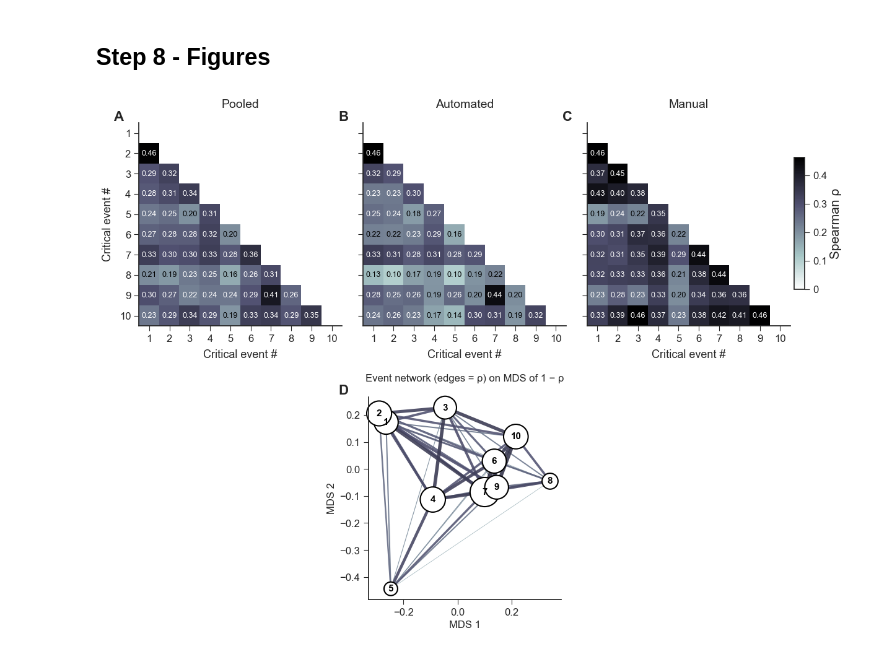
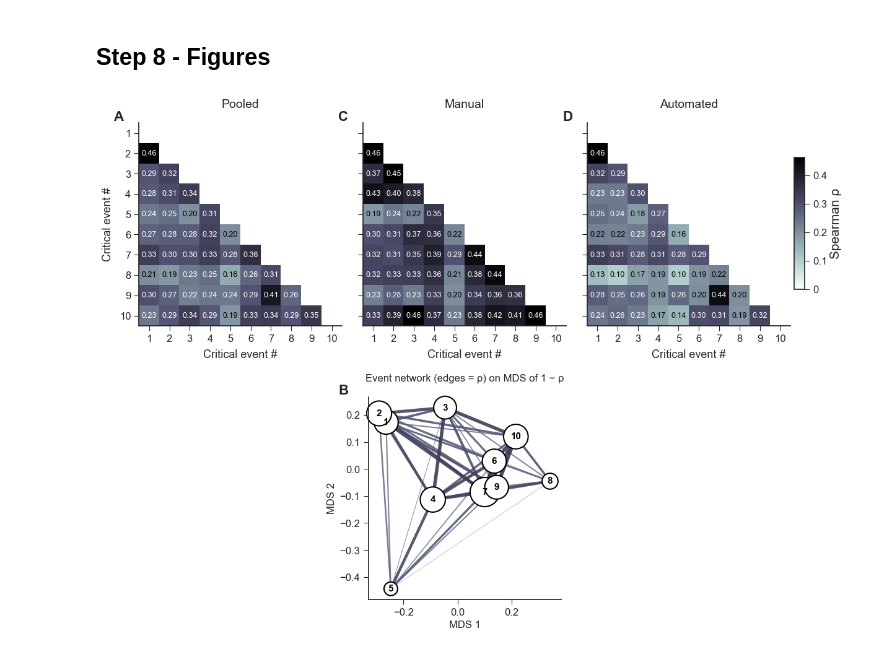
Before and after one commit to JohnMadrid/pca-driving-behavior, a Jupyter notebook: 6_subspace_stability.ipynb, the cells around one changed output. Drawn from its saved outputs; the diff is of its cells as text; code cells hidden in the pictures.

```diff
--- a/6_subspace_stability.ipynb
+++ b/6_subspace_stability.ipynb
@@ -1217,25 +1217,26 @@ def heatmap(ax, M, title, vmin=0, vmax=None, cmap="bone_r", annot=True, fmt="{:.
     ax.spines['right'].set_visible(False)
     return im
 
-# --- Layout: A, B, C on top row; D centered on bottom ---
+# --- Layout: A, C, D on top row; B centered on bottom ---
+# Swap the C and D panels so Manual is C (middle) and Automated is D (right)
 panel_hm = [("raw_pooled", "Pooled"),
-            ("raw_auto",   "Automated"),
-            ("raw_manual", "Manual")]
+            ("raw_manual", "Manual"),
+            ("raw_auto",   "Automated")]
 gmax = max(np.nanmax(second_order[name][np.tril_indices(len(EVENTS), k=-1)])
            for name, _ in panel_hm)
 
 fig = plt.figure(figsize=(14, 10))
-# Reduce wspace for tighter horizontal spacing between A, B, C panels
+# Reduce wspace for tighter horizontal spacing between A, C, D panels
 gs = GridSpec(2, 3, figure=fig, wspace=0.001, hspace=0.35,
              height_ratios=[1, 1])
 
-ax_a = fig.add_subplot(gs[0, 0])
-ax_b = fig.add_subplot(gs[0, 1])
-ax_c = fig.add_subplot(gs[0, 2])
-ax_d = fig.add_subplot(gs[1, 1])
+ax_a = fig.add_subplot(gs[0, 0])   # left top
+ax_c = fig.add_subplot(gs[0, 1])   # center top
+ax_d = fig.add_subplot(gs[0, 2])   # right top
+ax_b = fig.add_subplot(gs[1, 1])   # bottom center
 
-# --- Panels A, B, C: RSA heatmaps (shared y-axis) ---
-for idx, (ax, (name, title)) in enumerate(zip([ax_a, ax_b, ax_c], panel_hm)):
+# --- Panels A, C, D: RSA heatmaps (shared y-axis for leftmost only) ---
+for idx, (ax, (name, title)) in enumerate(zip([ax_a, ax_c, ax_d], panel_hm)):
     im = heatmap(ax, second_order[name], title, vmin=0, vmax=gmax)
     ax.spines['top'].set_visible(False)
     ax.spines['right'].set_visible(False)
@@ -1243,19 +1244,19 @@ for idx, (ax, (name, title)) in enumerate(zip([ax_a, ax_b, ax_c], panel_hm)):
         ax.set_yticklabels([])
         ax.set_ylabel("")  # Only leftmost heatmap gets the 'event' y-label
 
-# Colorbar to the right of panel C
+# Colorbar to the right of panel D (rightmost)
 from mpl_toolkits.axes_grid1.inset_locator import inset_axes
 
-cbax = inset_axes(ax_c, width="5%", height="65%",
+cbax = inset_axes(ax_d, width="5%", height="65%",
                   loc='lower left', bbox_to_anchor=(1.02, 0.18, 1, 1),
-                  bbox_transform=ax_c.transAxes, borderpad=0)
+                  bbox_transform=ax_d.transAxes, borderpad=0)
 cb = fig.colorbar(im, cax=cbax)
 # cb.ax.set_rasterized(True)
 cb.set_label("Spearman ρ", fontsize=15)
 cb.set_ticks([0, 0.1, 0.2, 0.3, 0.4])
 cb.set_ticklabels(["0", "0.1", "0.2", "0.3", "0.4"], fontsize=12)
 
-# --- Panel D: Event network laid out by MDS from 1 − ρ (primary RSA) ---
+# --- Panel B: Event network laid out by MDS from 1 − ρ (primary RSA) ---
 Mprim = second_order["raw_pooled"].copy()
 Qprim = q_matrix_from_mantel(mantel_tables["raw_pooled"])
 Dsim = 1.0 - Mprim
@@ -1270,7 +1271,7 @@ order = np.argsort(evals)[::-1]
 L2 = np.clip(evals[order][:2], 0, None)
 emb = evecs[:, order[:2]] * np.sqrt(L2)
 
-# Edge COLOR reuses the A/B/C colormap + scale so the shared colorbar applies here too.
+# Edge COLOR reuses the A/C/D colormap + scale so the shared colorbar applies here too.
 edge_cmap = plt.colormaps["bone_r"]
 edge_norm = Normalize(vmin=0, vmax=gmax)
 iu = np.triu_indices(n_ev, 1)
@@ -1286,49 +1287,49 @@ for i, j in sorted(zip(*iu), key=lambda ij: Mprim[ij]):
     rho, q = Mprim[i, j], Qprim[i, j]
     sig = q < FDR_ALPHA
     lw = LW_MIN + (LW_MAX - LW_MIN) * width_norm(rho) ** LW_GAMMA
-    ax_d.plot([emb[i, 0], emb[j, 0]], [emb[i, 1], emb[j, 1]],
+    ax_b.plot([emb[i, 0], emb[j, 0]], [emb[i, 1], emb[j, 1]],
               color=edge_cmap(edge_norm(rho)) if sig else "0.75",
               lw=lw,
               ls="-" if sig else "--",
               alpha=0.9 if sig else 0.5, zorder=1, solid_capstyle="round")
 
 # Node size encodes centrality = mean ρ of an event with the other nine.
 centrality = np.array([np.nanmean(np.delete(Mprim[i], i)) for i in range(n_ev)])
 node_size = 250 + 900 * (centrality - centrality.min()) / np.ptp(centrality)
 # clip_on=False so boundary nodes (e.g. 5, 8, 2) are never cut by the axes edge.
-ax_d.scatter(emb[:, 0], emb[:, 1], s=node_size, c="white",
+ax_b.scatter(emb[:, 0], emb[:, 1], s=node_size, c="white",
              edgecolors="black", linewidths=1.5, zorder=2, clip_on=False)
 for i in range(n_ev):
-    ax_d.annotate(str(i + 1), (emb[i, 0], emb[i, 1]), fontsize=11,
+    ax_b.annotate(str(i + 1), (emb[i, 0], emb[i, 1]), fontsize=11,
                   ha="center", va="center", fontweight="bold",
                   color="black", zorder=3, clip_on=False)
 
 # Pad the data limits so the largest markers have room to render fully.
 pad = 0.06 * max(np.ptp(emb[:, 0]), np.ptp(emb[:, 1]))
-ax_d.set_xlim(emb[:, 0].min() - pad, emb[:, 0].max() + pad)
-ax_d.set_ylim(emb[:, 1].min() - pad, emb[:, 1].max() + pad)
+ax_b.set_xlim(emb[:, 0].min() - pad, emb[:, 0].max() + pad)
+ax_b.set_ylim(emb[:, 1].min() - pad, emb[:, 1].max() + pad)
 
-ax_d.set_title("Event network (edges = ρ) on MDS of 1 − ρ", fontsize=12, y=1.05)
-ax_d.set_xlabel("MDS 1", fontsize=12)
-ax_d.set_ylabel("MDS 2", fontsize=12)
-ax_d.tick_params(labelsize=12)
-ax_d.set_aspect("equal", adjustable="box")
-ax_d.spines['top'].set_visible(False)
-ax_d.spines['right'].set_visible(False)
+ax_b.set_title("Event network (edges = ρ) on MDS of 1 − ρ", fontsize=12, y=1.05)
+ax_b.set_xlabel("MDS 1", fontsize=12)
+ax_b.set_ylabel("MDS 2", fontsize=12)
+ax_b.tick_params(labelsize=12)
+ax_b.set_aspect("equal", adjustable="box")
+ax_b.spines['top'].set_visible(False)
+ax_b.spines['right'].set_visible(False)
 
 # --- Panel labels (anchored to each column's left edge via GridSpec) ---
 from matplotlib.transforms import blended_transform_factory
 col_left = [gs[0, c].get_position(fig).x0 for c in range(3)]
-panel_x = {ax_a: col_left[0], ax_b: col_left[1], ax_c: col_left[2], ax_d: col_left[1]}
-for ax, label in zip([ax_a, ax_b, ax_c, ax_d], list("ABCD")):
+panel_x = {ax_a: col_left[0], ax_c: col_left[1], ax_d: col_left[2], ax_b: col_left[1]}
+for ax, label in zip([ax_a, ax_c, ax_d, ax_b], list("ACDB")):
     trans = blended_transform_factory(fig.transFigure, ax.transAxes)
     ax.text(panel_x[ax] - 0.005, 1.06, label, transform=trans,
             fontsize=16, fontweight="bold", va="top", ha="right")
 
 if SAVE_OUTPUTS:
     fig.savefig(OUT_DIR / "fig_rsa_composite.pdf", dpi=600)
     fig.savefig(OUT_DIR / "fig_rsa_composite.png", dpi=600)
     fig.savefig(OUT_DIR / "fig_rsa_composite.svg", dpi=600)
 plt.show()
 # %% [output]
-[figure, old version]
+[figure, new version]
```
Also changed, not shown: 1 other file.
